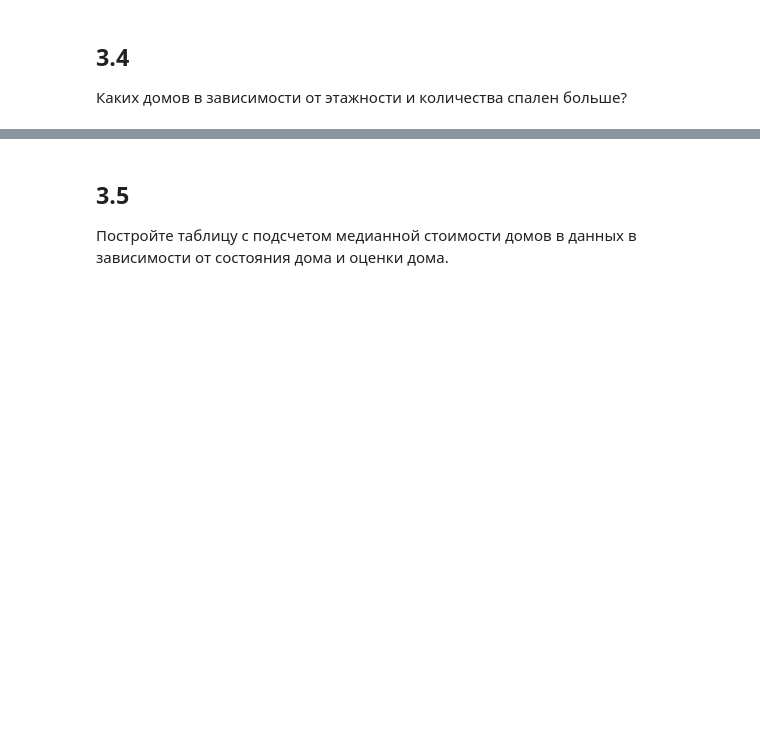
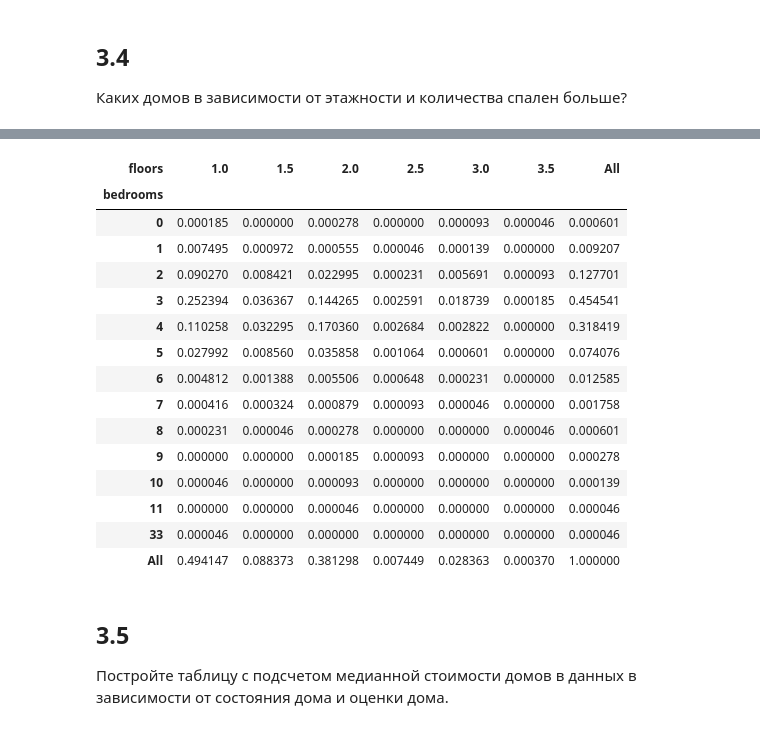
Before and after one commit to KeyzerovaAV/PythonAnalytics, a Jupyter notebook: HomeWork3.ipynb, the cells around one changed output, grey strips where cells are left out. Saved outputs shown, nothing was run; the diff lists cells and outputs as text; code cells hidden in the pictures; blank space fills up the shorter version.

```diff
--- a/HomeWork3_.ipynb
+++ b/HomeWork3.ipynb
@@ -287,3 +312,25 @@ pd.crosstab(index = df['floors'], columns = df['bedrooms'])
+# %%
+pd.crosstab(index = df['bedrooms'],
+            columns = df['floors'],
+            margins = True,
+            normalize = 'all')
+# %% [output]
+| floors | 1.0 | 1.5 | 2.0 | 2.5 | 3.0 | 3.5 | All |
+| bedrooms |  |  |  |  |  |  |  |
+| 0 | 0.000185 | 0.000000 | 0.000278 | 0.000000 | 0.000093 | 0.000046 | 0.000601 |
+| 1 | 0.007495 | 0.000972 | 0.000555 | 0.000046 | 0.000139 | 0.000000 | 0.009207 |
+| 2 | 0.090270 | 0.008421 | 0.022995 | 0.000231 | 0.005691 | 0.000093 | 0.127701 |
+| 3 | 0.252394 | 0.036367 | 0.144265 | 0.002591 | 0.018739 | 0.000185 | 0.454541 |
+| 4 | 0.110258 | 0.032295 | 0.170360 | 0.002684 | 0.002822 | 0.000000 | 0.318419 |
+| 5 | 0.027992 | 0.008560 | 0.035858 | 0.001064 | 0.000601 | 0.000000 | 0.074076 |
+| 6 | 0.004812 | 0.001388 | 0.005506 | 0.000648 | 0.000231 | 0.000000 | 0.012585 |
+| 7 | 0.000416 | 0.000324 | 0.000879 | 0.000093 | 0.000046 | 0.000000 | 0.001758 |
+| 8 | 0.000231 | 0.000046 | 0.000278 | 0.000000 | 0.000000 | 0.000046 | 0.000601 |
+| 9 | 0.000000 | 0.000000 | 0.000185 | 0.000093 | 0.000000 | 0.000000 | 0.000278 |
+| 10 | 0.000046 | 0.000000 | 0.000093 | 0.000000 | 0.000000 | 0.000000 | 0.000139 |
+| 11 | 0.000000 | 0.000000 | 0.000046 | 0.000000 | 0.000000 | 0.000000 | 0.000046 |
+| 33 | 0.000046 | 0.000000 | 0.000000 | 0.000000 | 0.000000 | 0.000000 | 0.000046 |
+| All | 0.494147 | 0.088373 | 0.381298 | 0.007449 | 0.028363 | 0.000370 | 1.000000 |
 # %% [markdown]
 ## 3.5
 Постройте таблицу с подсчетом медианной стоимости домов в данных в зависимости от состояния дома и оценки дома.
```
Also changed, not shown: parts of 16 cells of this notebook.
